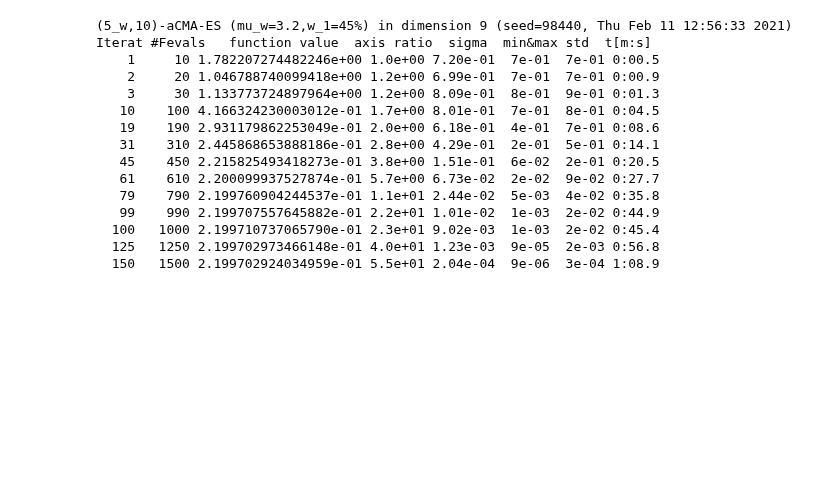
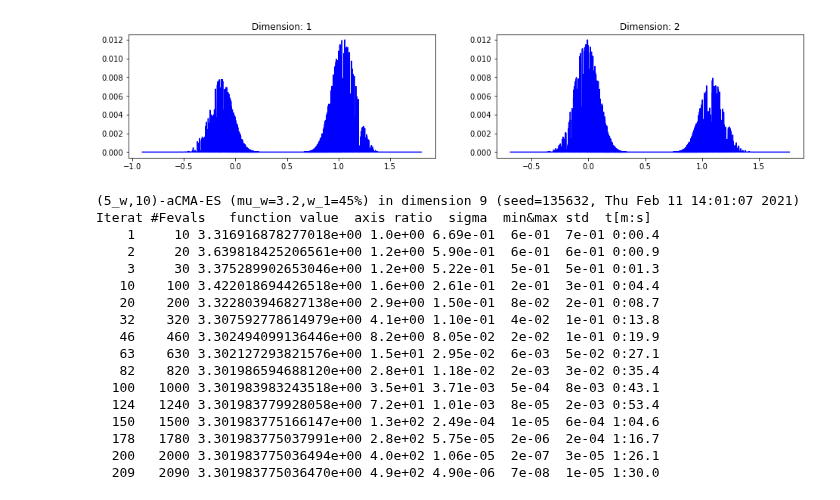
Before and after one commit to RiemannAI/theta, a Jupyter notebook: ThetaTests.ipynb, the cells around one changed output. Cells and saved outputs as stored; diff of their text form; code cells hidden in the pictures; blank space fills up the shorter version.

```diff
--- a/ThetaTests.ipynb
+++ b/ThetaTests.ipynb
@@ -79,3 +151,21 @@ Current KL: 1.700514571427113
+# %%
+nevt = int(1e4)
+xvals_train, _ = rtbm.make_sample(nevt)
+jac = rtbm(xvals_train.T)
+new_xvals, jac = do_rescale(xvals_train, jac)
+
+# rescale the sample
+yvals_train = ff(new_xvals)*jac
+for d in range(ndim):
+    plt.subplot(1,ndim,d+1)
+    plt.title(f"Dimension: {d+1}")
+    x = sorted(xvals_train[:,d])
+    y = [i for _, i in sorted(zip(xvals_train[:,d], yvals_train[0]))]
+    plt.plot(x, y, color="blue", label=f"p(x_{d+1})")
+    #plt.hist(xrand[:, d], bins=25, density=True, color="lightgray", label="Sample")
+plt.show()
+# %% [output]
+[figure, added]
 # %%
 from cma import CMAEvolutionStrategy
 
@@ -98,7 +188,7 @@ def optimize(n=1):
 
         return objective_fun
 
-    target = fun_crate(xvals, yvals, mode="kl")
+    target = fun_crate(xvals_train, yvals_train, mode="kl")
     es.optimize(target)
     return es.result
 
@@ -109,19 +199,21 @@ while not rtbm.set_parameters(res.xbest):
     n+=1
     optimize(n)
 # %% [output]
-(5_w,10)-aCMA-ES (mu_w=3.2,w_1=45%) in dimension 9 (seed=98440, Thu Feb 11 12:56:33 2021)
+(5_w,10)-aCMA-ES (mu_w=3.2,w_1=45%) in dimension 9 (seed=135632, Thu Feb 11 14:01:07 2021)
 Iterat #Fevals   function value  axis ratio  sigma  min&max std  t[m:s]
-    1     10 1.782207274482246e+00 1.0e+00 7.20e-01  7e-01  7e-01 0:00.5
-    2     20 1.046788740099418e+00 1.2e+00 6.99e-01  7e-01  7e-01 0:00.9
-    3     30 1.133773724897964e+00 1.2e+00 8.09e-01  8e-01  9e-01 0:01.3
-   10    100 4.166324230003012e-01 1.7e+00 8.01e-01  7e-01  8e-01 0:04.5
-   19    190 2.931179862253049e-01 2.0e+00 6.18e-01  4e-01  7e-01 0:08.6
-   31    310 2.445868653888186e-01 2.8e+00 4.29e-01  2e-01  5e-01 0:14.1
-   45    450 2.215825493418273e-01 3.8e+00 1.51e-01  6e-02  2e-01 0:20.5
-   61    610 2.200099937527874e-01 5.7e+00 6.73e-02  2e-02  9e-02 0:27.7
-   79    790 2.199760904244537e-01 1.1e+01 2.44e-02  5e-03  4e-02 0:35.8
-   99    990 2.199707557645882e-01 2.2e+01 1.01e-02  1e-03  2e-02 0:44.9
-  100   1000 2.199710737065790e-01 2.3e+01 9.02e-03  1e-03  2e-02 0:45.4
-  125   1250 2.199702973466148e-01 4.0e+01 1.23e-03  9e-05  2e-03 0:56.8
-  150   1500 2.199702924034959e-01 5.5e+01 2.04e-04  9e-06  3e-04 1:08.9
+    1     10 3.316916878277018e+00 1.0e+00 6.69e-01  6e-01  7e-01 0:00.4
+    2     20 3.639818425206561e+00 1.2e+00 5.90e-01  6e-01  6e-01 0:00.9
+    3     30 3.375289902653046e+00 1.2e+00 5.22e-01  5e-01  5e-01 0:01.3
+   10    100 3.422018694426518e+00 1.6e+00 2.61e-01  2e-01  3e-01 0:04.4
+   20    200 3.322803946827138e+00 2.9e+00 1.50e-01  8e-02  2e-01 0:08.7
+   32    320 3.307592778614979e+00 4.1e+00 1.10e-01  4e-02  1e-01 0:13.8
+   46    460 3.302494099136446e+00 8.2e+00 8.05e-02  2e-02  1e-01 0:19.9
+   63    630 3.302127293821576e+00 1.5e+01 2.95e-02  6e-03  5e-02 0:27.1
+   82    820 3.301986594688120e+00 2.8e+01 1.18e-02  2e-03  3e-02 0:35.4
+  100   1000 3.301983983243518e+00 3.5e+01 3.71e-03  5e-04  8e-03 0:43.1
+  124   1240 3.301983779928058e+00 7.2e+01 1.01e-03  8e-05  2e-03 0:53.4
+  150   1500 3.301983775166147e+00 1.3e+02 2.49e-04  1e-05  6e-04 1:04.6
+  178   1780 3.301983775037991e+00 2.8e+02 5.75e-05  2e-06  2e-04 1:16.7
+  200   2000 3.301983775036494e+00 4.0e+02 1.06e-05  2e-07  3e-05 1:26.1
+  209   2090 3.301983775036470e+00 4.9e+02 4.90e-06  7e-08  1e-05 1:30.0
 # %%
```
Also changed, not shown: parts of 7 cells of this notebook, 1 other file.
